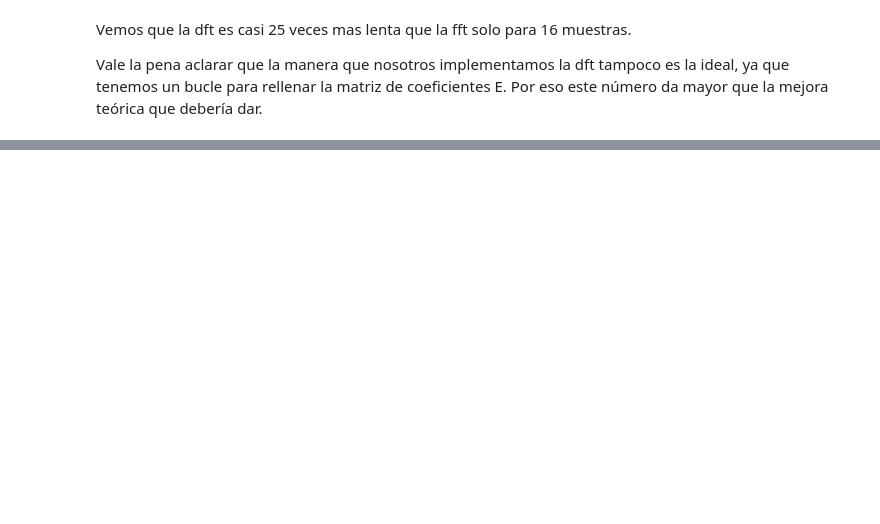
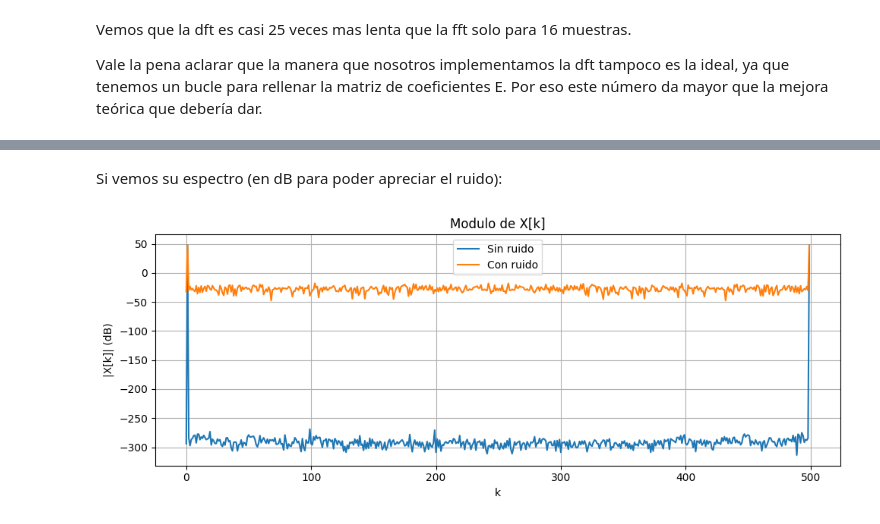
Before and after one commit to tomzuran/PDS2026, a Jupyter notebook: dft.ipynb, the cells around one changed output, grey strips where cells are left out. Cells and saved outputs as stored; diff of their text form; code cells hidden in the pictures; blank space fills up the shorter version.

```diff
--- a/dft.ipynb
+++ b/dft.ipynb
@@ -381,0 +415,18 @@ Vale la pena aclarar que la manera que nosotros implementamos la dft tampoco es
+# %% [markdown]
+Si vemos su espectro (en dB para poder apreciar el ruido):
+# %%
+figure, axs = plt.subplots(1, 1, figsize=(10, 4))
+
+axs.plot(np.arange(N), 20*np.log10(np.abs(xk_sinruido)), label='Sin ruido')
+axs.plot(np.arange(N), 20*np.log10(np.abs(xk)), label='Con ruido')
+axs.legend()
+axs.set_xlabel('k')
+axs.set_ylabel('|X[k]| (dB)')
+axs.grid(True)
+axs.set_title("Modulo de X[k]")
+
+
+plt.tight_layout()
+plt.show()
+# %% [output]
+[figure, added]
```
Also changed, not shown: parts of 13 cells of this notebook.
